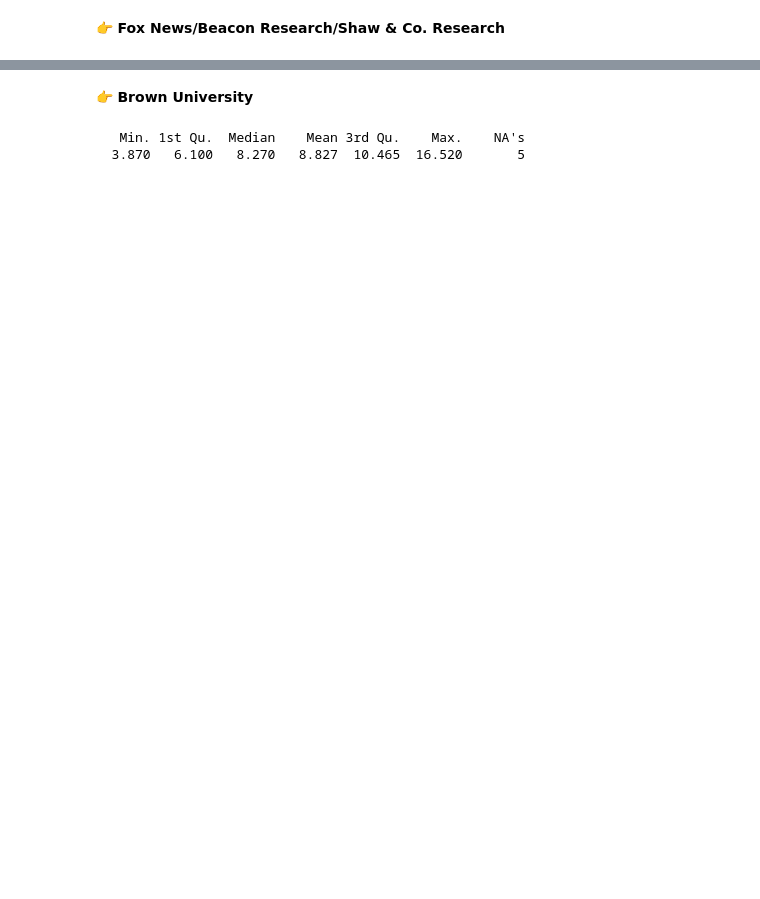
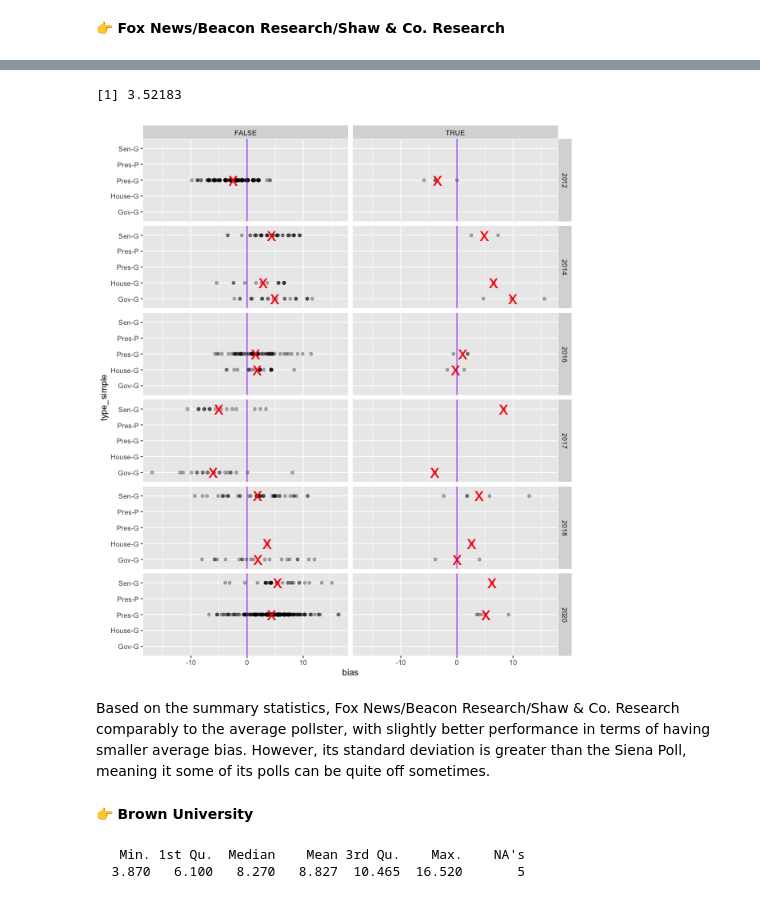
Before and after one commit to data4news-students/polling-exploration-minju-megan, a Jupyter notebook: notebook-3.ipynb, the cells around one changed output, grey strips where cells are left out. Cells and saved outputs as stored; diff of their text form; code cells hidden in the pictures; blank space fills up the shorter version.

```diff
--- a/notebook-3.ipynb
+++ b/notebook-3.ipynb
@@ -144,3 +253,18 @@ abs(fox$bias) %>% summary()
+# %%
+%%R
+
+bias_without_na <- na.omit(abs(fox$bias))
+sd(bias_without_na)
+# %% [output]
+[1] 3.52183
+# %%
+%%R -w 600 -h 700
+
+plot_bias('Fox News/Beacon Research/Shaw & Co. Research')
+# %% [output]
+[figure, added]
+# %% [markdown]
+Based on the summary statistics, Fox News/Beacon Research/Shaw & Co. Research comparably to the average pollster, with slightly better performance in terms of having smaller average bias. However, its standard deviation is greater than the Siena Poll, meaning it some of its polls can be quite off sometimes.
 # %% [markdown]
 👉 **Brown University**
 # %%
```
Also changed, not shown: parts of 25 cells of this notebook.
